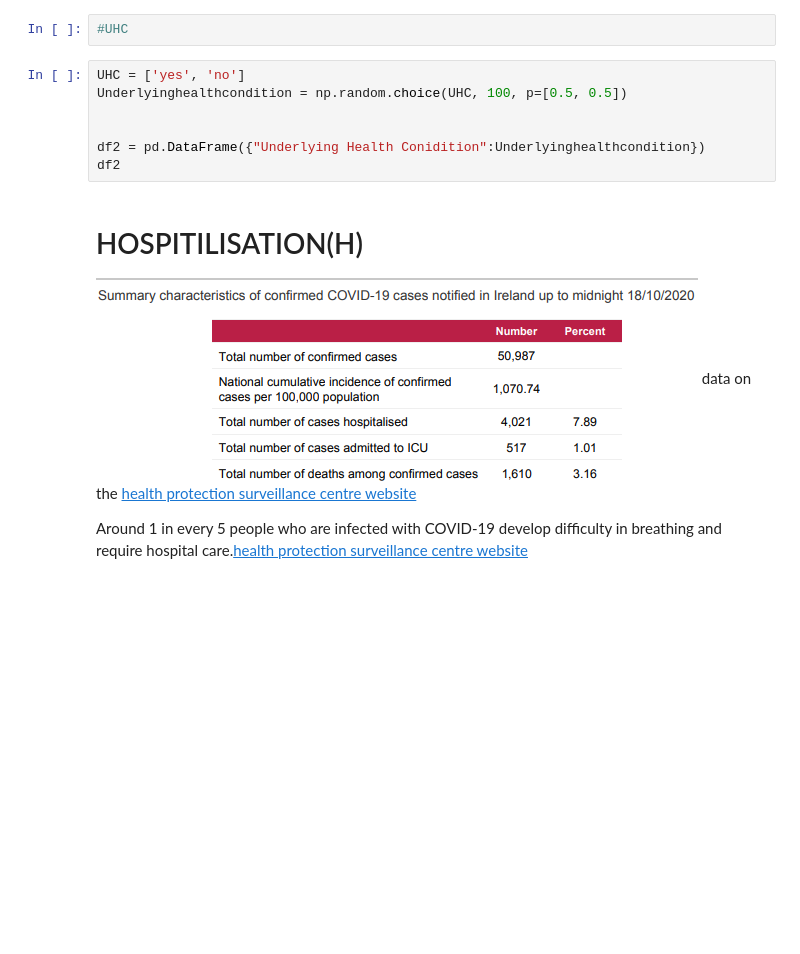
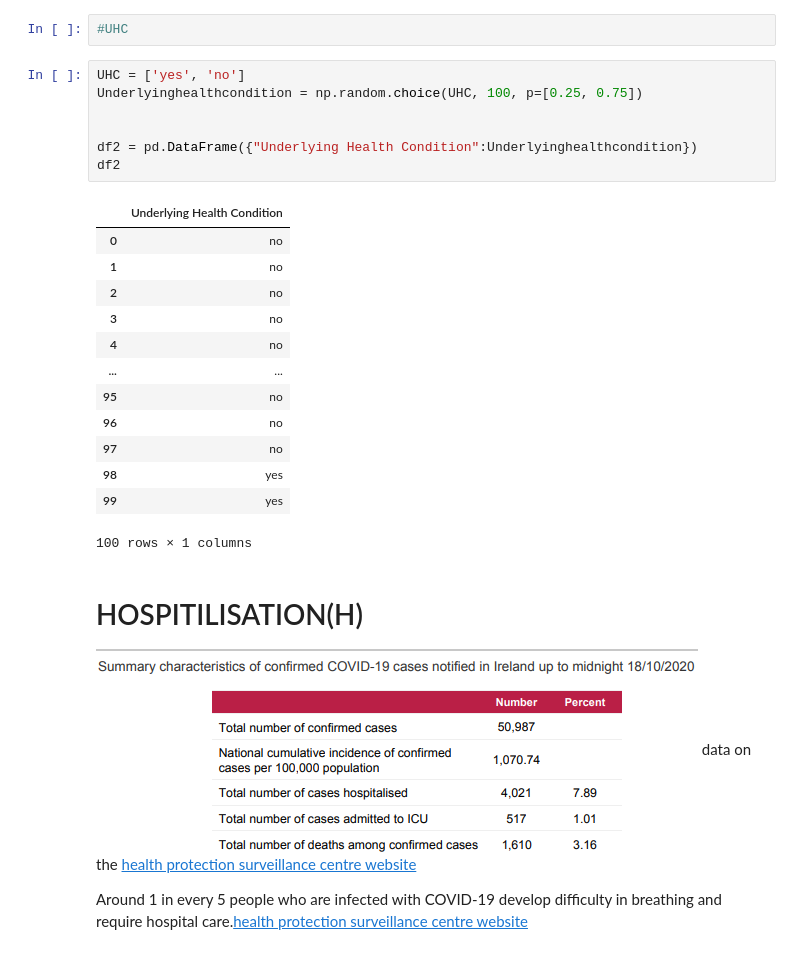
Before and after one commit to AineNicD/simulating-data, a Jupyter notebook: simulating-data.ipynb, the cells around one changed output. Cells and saved outputs as stored; diff of their text form; blank space fills up the shorter version.

```diff
--- a/simulating-data.ipynb
+++ b/simulating-data.ipynb
@@ -446,11 +472,25 @@ IndentationError: unexpected indent (<ipython-input-18-48338f8cf22a>, line 15)
 #UHC
 # %%
 UHC = ['yes', 'no']
-Underlyinghealthcondition = np.random.choice(UHC, 100, p=[0.5, 0.5])
+Underlyinghealthcondition = np.random.choice(UHC, 100, p=[0.25, 0.75])
 
 
-df2 = pd.DataFrame({"Underlying Health Conidition":Underlyinghealthcondition})
+df2 = pd.DataFrame({"Underlying Health Condition":Underlyinghealthcondition})
 df2
+# %% [output]
+|  | Underlying Health Condition |
+| 0 | no |
+| 1 | no |
+| 2 | no |
+| 3 | no |
+| 4 | no |
+| ... | ... |
+| 95 | no |
+| 96 | no |
+| 97 | no |
+| 98 | yes |
+| 99 | yes |
+100 rows × 1 columns
 # %% [markdown]
 # HOSPITILISATION(H)
 
```
Also changed, not shown: parts of 27 cells of this notebook.
